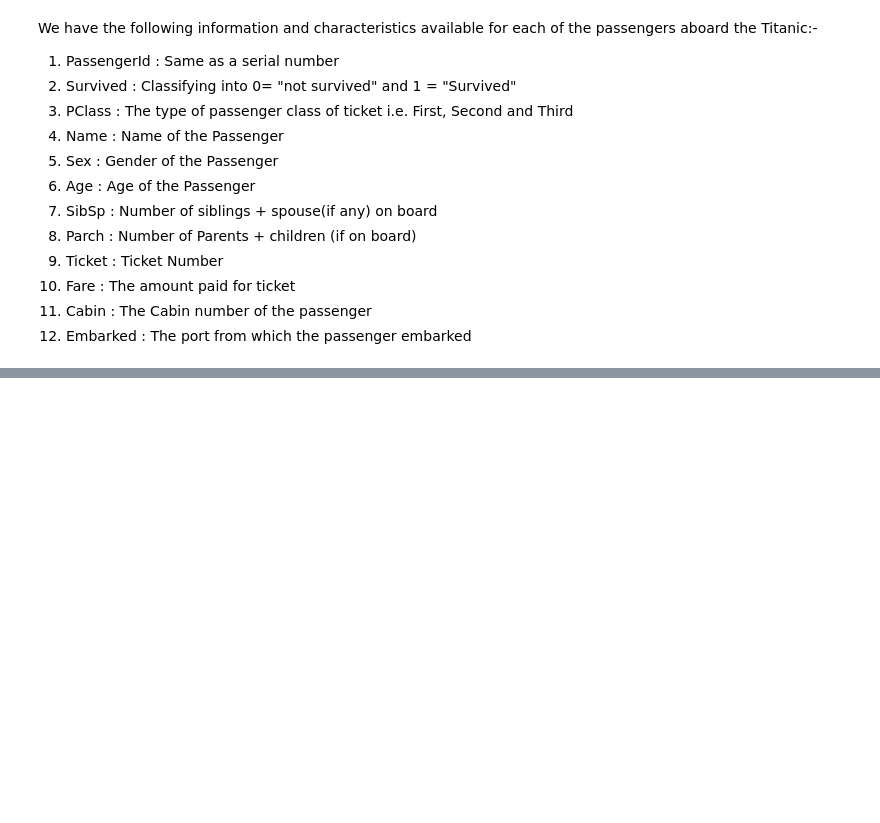
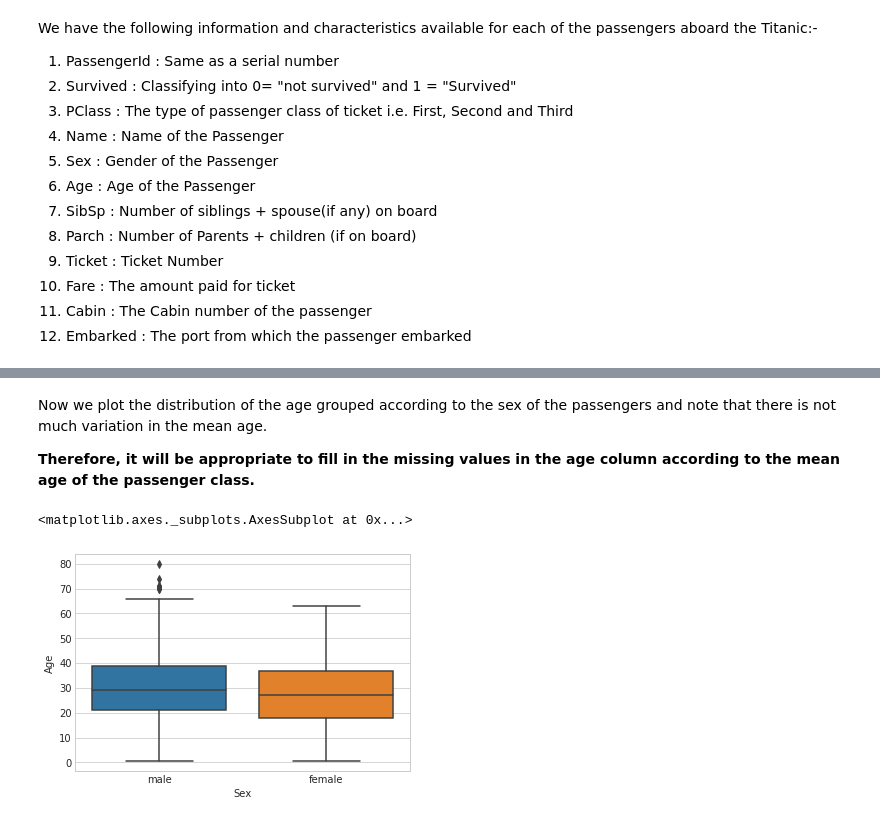
Before and after one commit to mansimar-s/ml-projects, a Jupyter notebook: titanic/titanic.ipynb, the cells around one changed output, grey strips where cells are left out. Saved outputs shown, nothing was run; the diff lists cells and outputs as text; code cells hidden in the pictures; blank space fills up the shorter version.

```diff
--- a/titanic/titanic.ipynb
+++ b/titanic/titanic.ipynb
@@ -74,0 +99,9 @@ We have the following information and characteristics available for each of the
+# %% [markdown]
+Now we plot the distribution of the age grouped according to the sex of the passengers and note that there is not much variation in the mean age.
+
+<b> Therefore, it will be appropriate to fill in the missing values in the age column according to the mean age of the passenger class. </b>
+# %%
+sns.boxplot(data=titanic_train,x='Sex',y='Age')
+# %% [output]
+<matplotlib.axes._subplots.AxesSubplot at 0x...>
+[figure, added]
```
Also changed, not shown: parts of 19 cells of this notebook.
